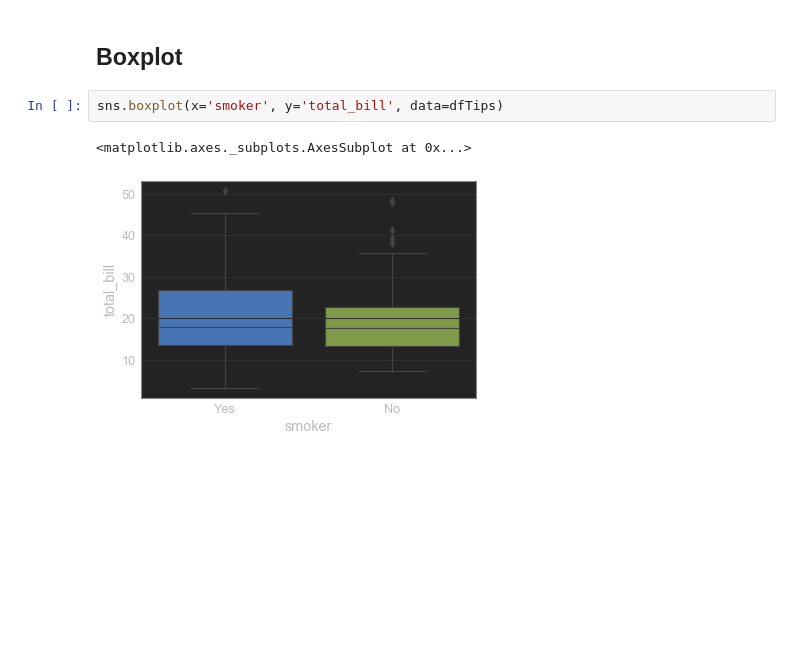
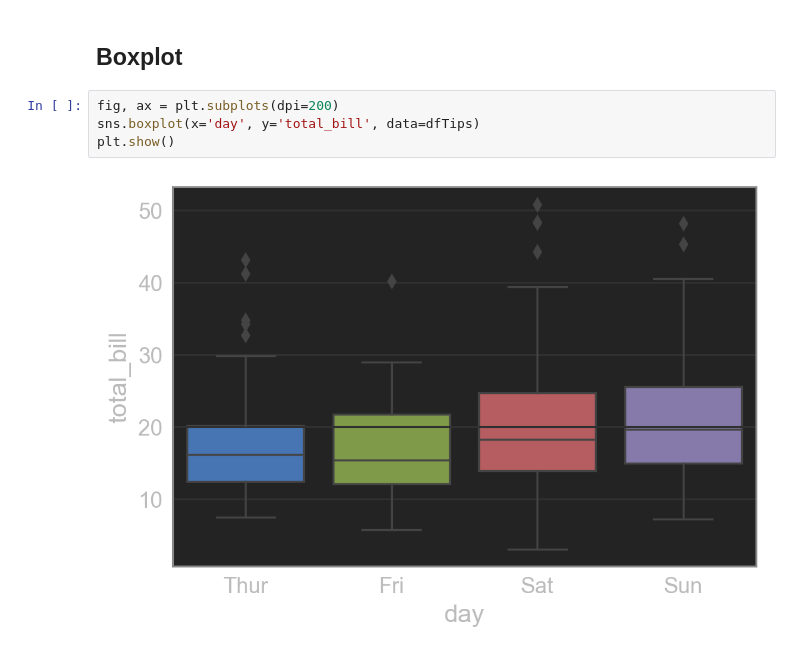
Before and after one commit to rochafialvin/python-analys, a Jupyter notebook: 4. Seaborn.ipynb, the cells around one changed output. Drawn from its saved outputs; the diff is of its cells as text; blank space fills up the shorter version.

```diff
--- a/4. Seaborn.ipynb
+++ b/4. Seaborn.ipynb
@@ -251,7 +271,8 @@ sns.countplot(x='day', hue='size', data=dfTips)
 # %% [markdown]
 ## Boxplot
 # %%
-sns.boxplot(x='smoker', y='total_bill', data=dfTips)
+fig, ax = plt.subplots(dpi=200)
+sns.boxplot(x='day', y='total_bill', data=dfTips)
+plt.show()
 # %% [output]
-<matplotlib.axes._subplots.AxesSubplot at 0x...>
-[figure, old version]
+[figure, new version]
```
Also changed, not shown: parts of 3 cells of this notebook, 2 other files.
